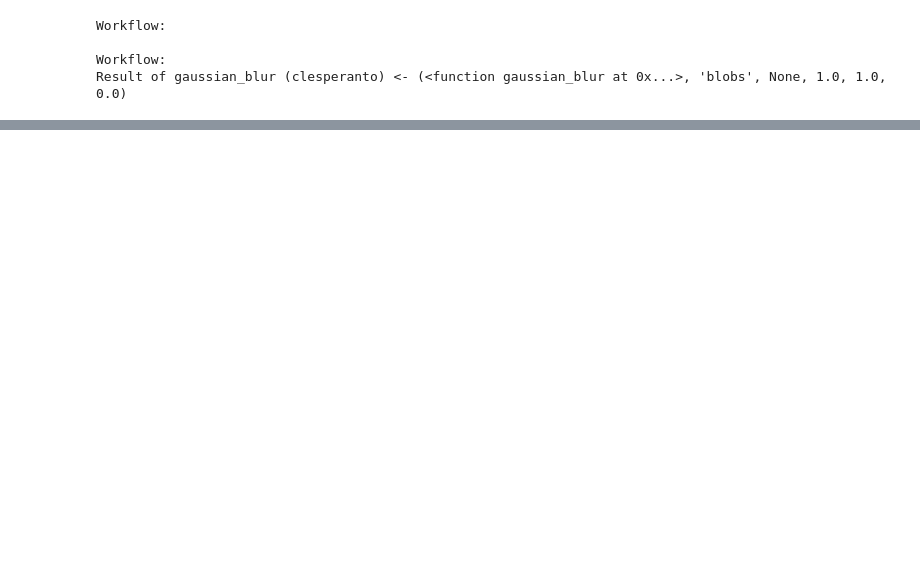
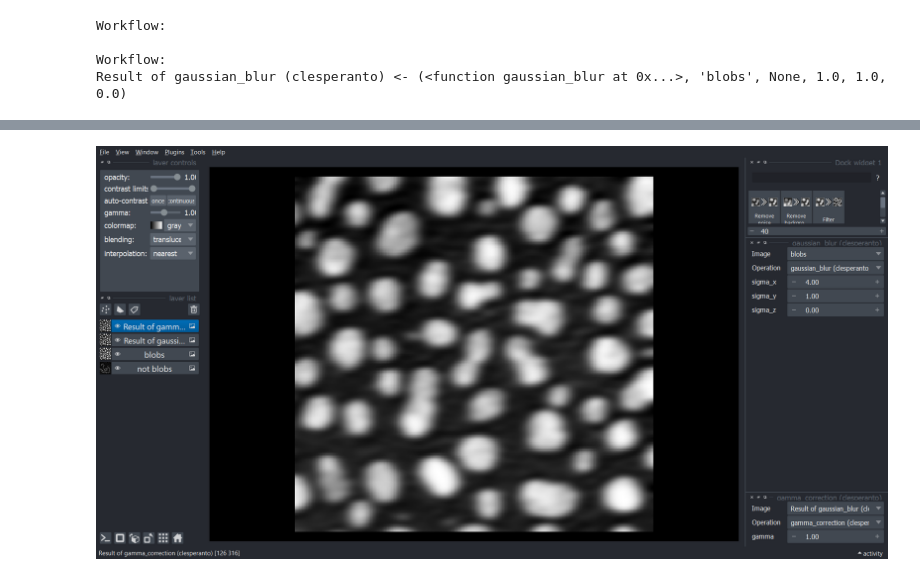
Before and after one commit to haesleinhuepf/napari-assistant, a Jupyter notebook: workflow undo testing/Undo with category widgets.ipynb, the cells around one changed output, grey strips where cells are left out. Saved outputs shown, nothing was run; the diff lists cells and outputs as text; code cells hidden in the pictures; blank space fills up the shorter version.

```diff
--- a/workflow undo testing/Undo with category widgets.ipynb
+++ b/workflow undo testing/Undo with category widgets.ipynb
@@ -90,0 +211,4 @@ Result of gamma_correction (clesperanto) <- (<function gamma_correction at 0x...
+# %%
+napari.utils.nbscreenshot(viewer)
+# %% [output]
+[figure, added]
```
Also changed, not shown: parts of 10 cells of this notebook, 1 other file.
